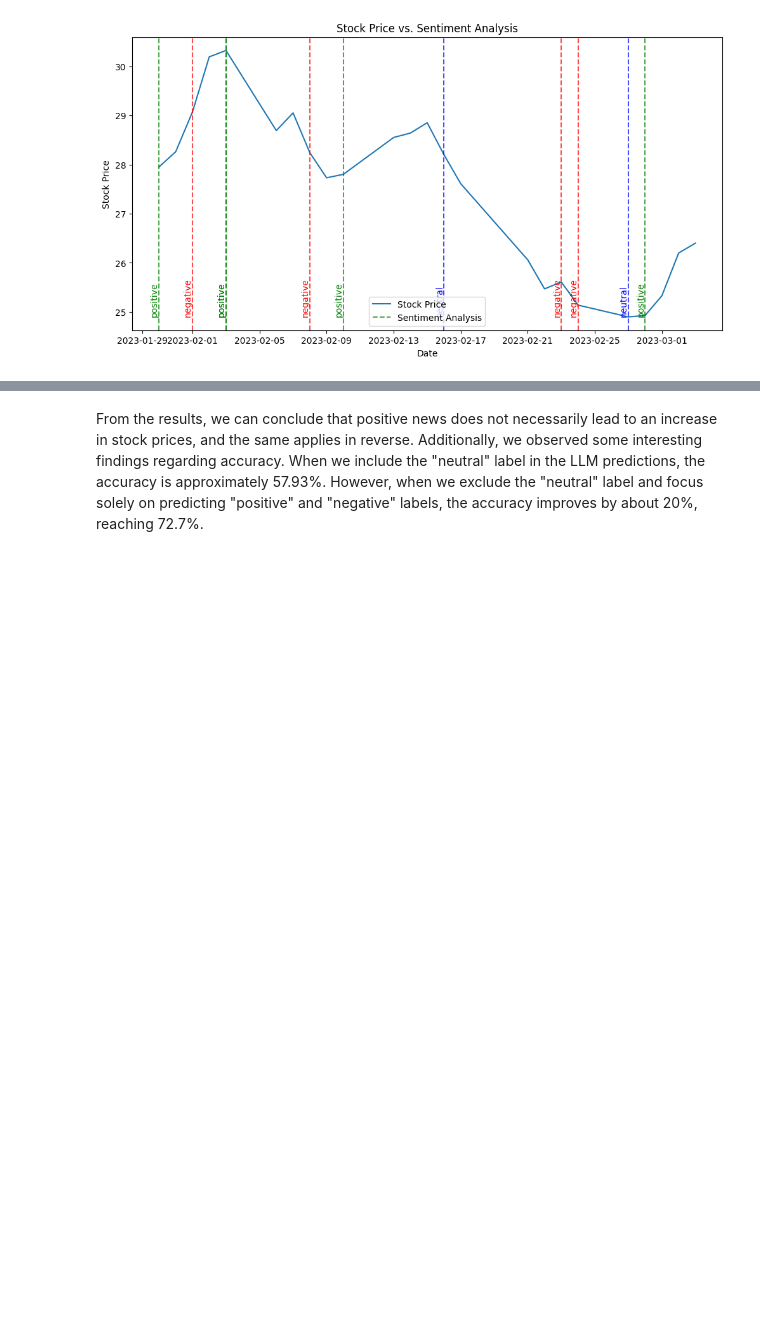
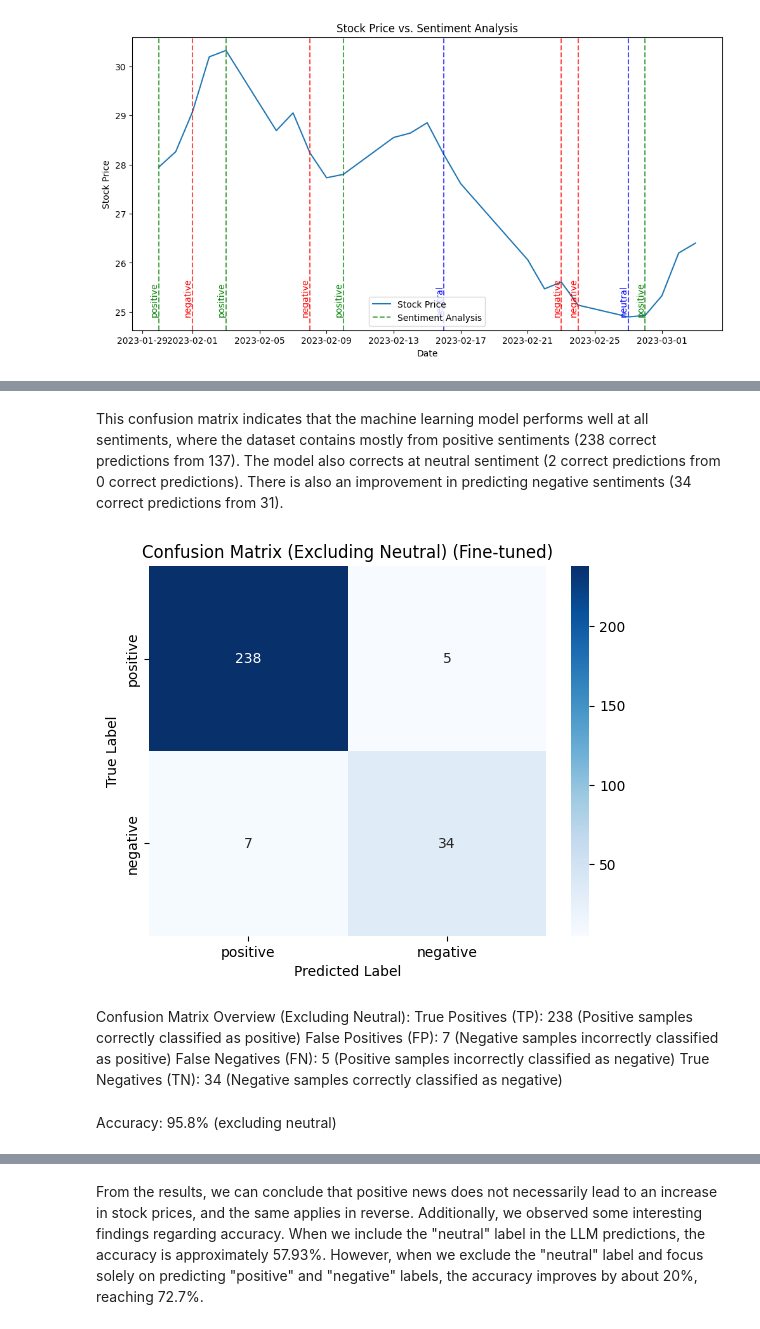
Before and after one commit to MSR2903/Stock-Market_Sentiment-Analysis, a Jupyter notebook: Stock-Market_Sentiment-Analysis.ipynb, the cells around one changed output, grey strips where cells are left out. Cells and saved outputs as stored; diff of their text form; code cells hidden in the pictures; blank space fills up the shorter version.

```diff
--- a/Stock-Market_Sentiment-Analysis.ipynb
+++ b/Stock-Market_Sentiment-Analysis.ipynb
@@ -488,0 +650,20 @@ plt.show()
+# %% [markdown]
+This confusion matrix indicates that the machine learning model performs well at all sentiments, where the dataset contains mostly from positive sentiments (238 correct predictions from 137). The model also corrects at neutral sentiment (2 correct predictions from 0 correct predictions). There is also an improvement in predicting negative sentiments (34 correct predictions from 31).
+# %%
+filtered_conf_matrix_ft = conf_matrix_ft[:2, :2]
+
+sns.heatmap(filtered_conf_matrix_ft, annot=True, fmt="d", cmap="Blues", xticklabels=['positive', 'negative'], yticklabels=['positive', 'negative'])
+plt.title("Confusion Matrix (Excluding Neutral) (Fine-tuned)")
+plt.xlabel("Predicted Label")
+plt.ylabel("True Label")
+plt.show()
+# %% [output]
+[figure, added]
+# %% [markdown]
+Confusion Matrix Overview (Excluding Neutral):
+True Positives (TP): 238 (Positive samples correctly classified as positive)
+False Positives (FP): 7 (Negative samples incorrectly classified as positive)
+False Negatives (FN): 5 (Positive samples incorrectly classified as negative)
+True Negatives (TN): 34 (Negative samples correctly classified as negative)
+# %% [markdown]
+Accuracy: 95.8% (excluding neutral)
```
Also changed, not shown: parts of 52 cells of this notebook.
